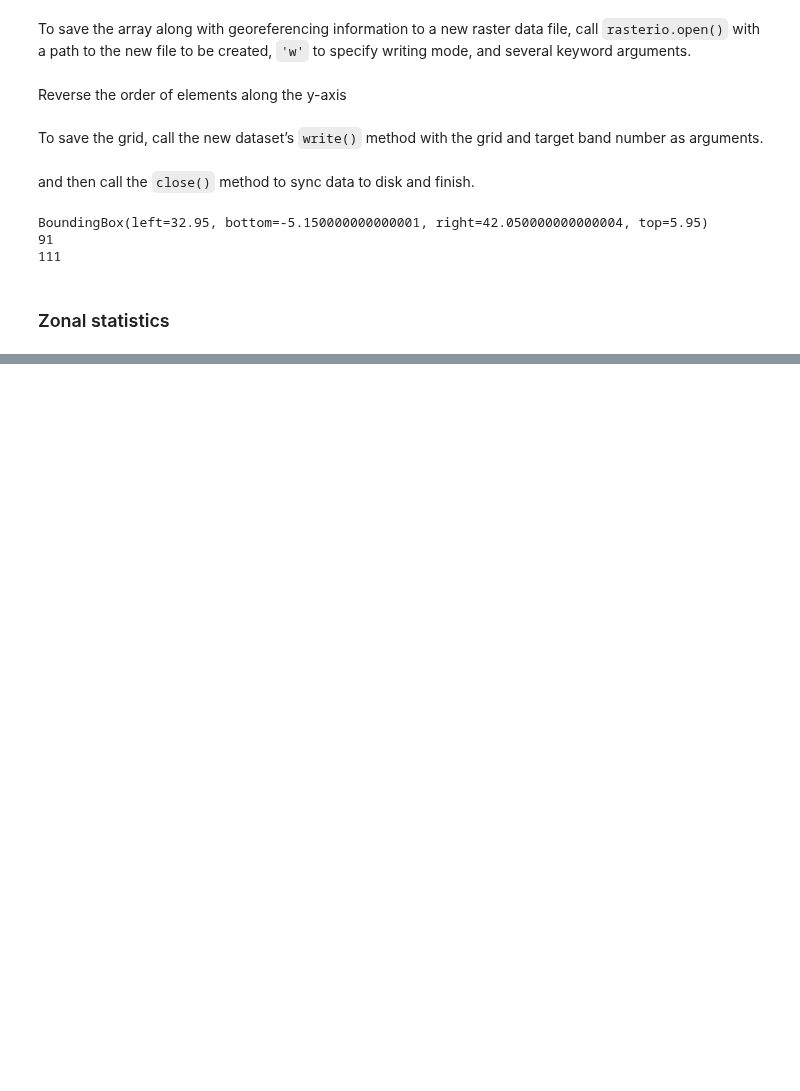
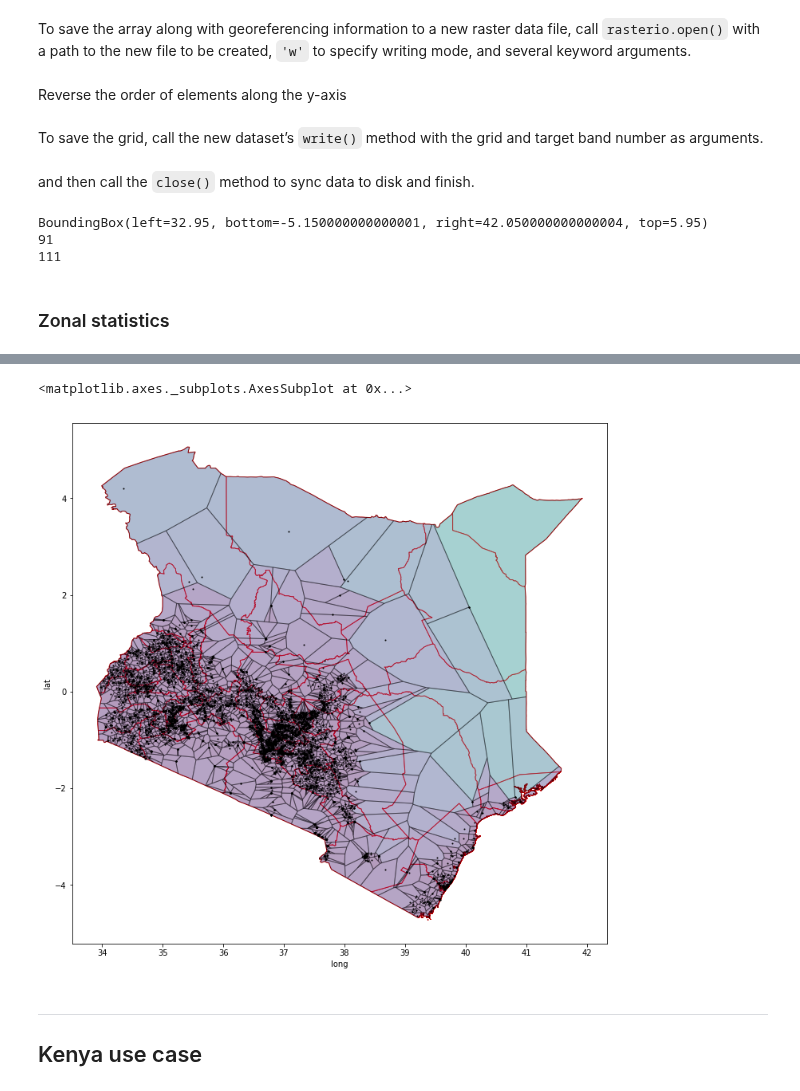
Before and after one commit to Vizzuality/notebooks, a Jupyter notebook: i2i/fspmaps/fspmaps_Data_Exploration.ipynb, the cells around one changed output, grey strips where cells are left out. Cells and saved outputs as stored; diff of their text form; code cells hidden in the pictures; blank space fills up the shorter version.

```diff
--- a/i2i/fspmaps/fspmaps_Data_Exploration.ipynb
+++ b/i2i/fspmaps/fspmaps_Data_Exploration.ipynb
@@ -583,3 +794,37 @@ voronoid_zs.to_file(driver='ESRI Shapefile',filename='voronoid.shp')
 # %%
 import matplotlib as mpl
 import matplotlib.cm as cm
+# %%
+# find min/max values for normalization
+minima = voronoid_zs['max'].min()
+maxima = voronoid_zs['max'].max()
+
+# normalize chosen colormap
+norm = mpl.colors.Normalize(vmin=minima, vmax=maxima, clip=True)
+mapper = cm.ScalarMappable(norm=norm, cmap=cm.viridis)
+
+fig, ax = plt.subplots(figsize=[12,12])
+
+kenmap.plot(ax=ax, color='white', edgecolor='r')
+
+for i in range(len(voronoid_zs)):
+    if (np.isnan(voronoid_zs['count'].iloc[i]) == False):
+        polygon = voronoid_zs['geometry'].iloc[i]
+        if voronoid_zs.geometry.iloc[i].type == 'Polygon':
+            x, y = polygon.exterior.coords.xy
+            ax.fill(x, y, facecolor=mapper.to_rgba(voronoid_zs['mean'].iloc[i]), edgecolor='k', zorder=1, alpha=0.4)
+        else:
+            point = Point(voronoid_zs.lng.iloc[i],voronoid_zs.lat.iloc[i])
+            for j in range(len(list(voronoid_zs.geometry.iloc[i]))):
+                polygon = list(voronoid_zs.geometry.iloc[i])[j]
+                x, y = polygon.exterior.coords.xy
+                ax.fill(x, y, facecolor=mapper.to_rgba(voronoid_zs['mean'].iloc[i]), edgecolor='k', zorder=1, alpha=0.4)
+
+#voronoid.plot(ax=ax, color='white', edgecolor=0.5, alpha=0.5, zorder=2)
+kenAgri[kenAgri['type'] == 'Agro-Dealers'].plot(ax=ax, x='long', y='lat', kind='scatter', color='k', s=1, zorder=2)
+# %% [output]
+<matplotlib.axes._subplots.AxesSubplot at 0x...>
+[figure, added]
+# %% [markdown]
+***
+## Kenya use case
```
Also changed, not shown: parts of 62 cells of this notebook.
